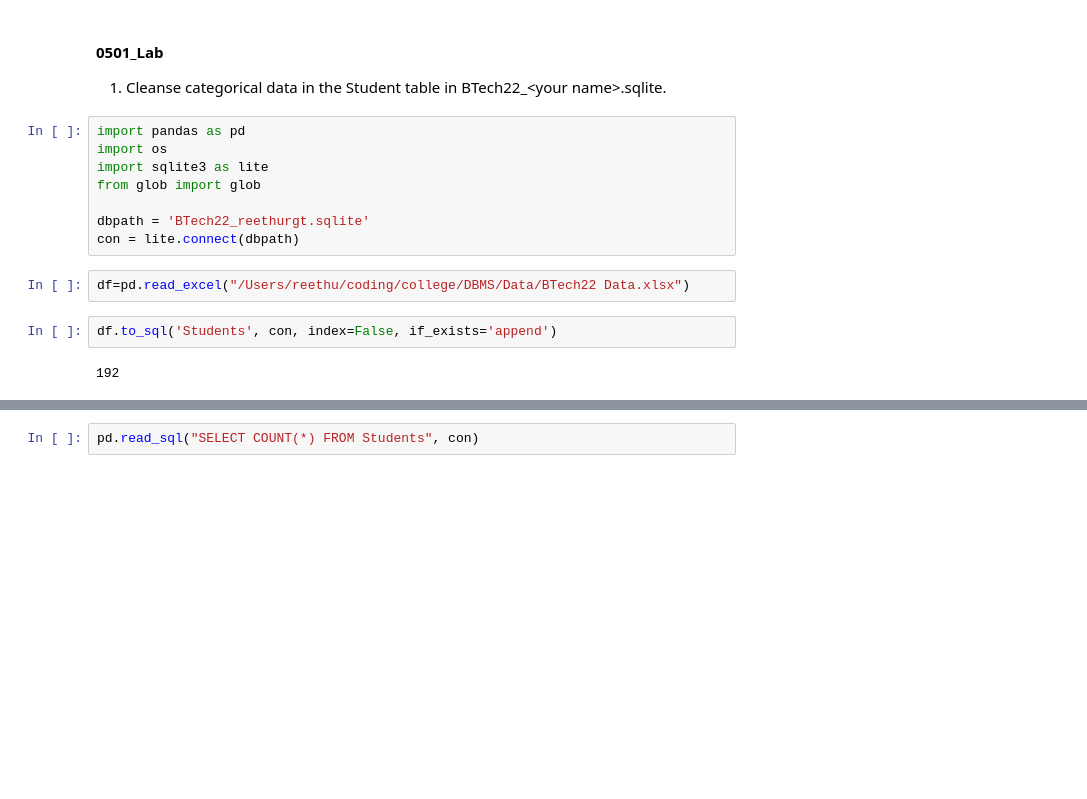
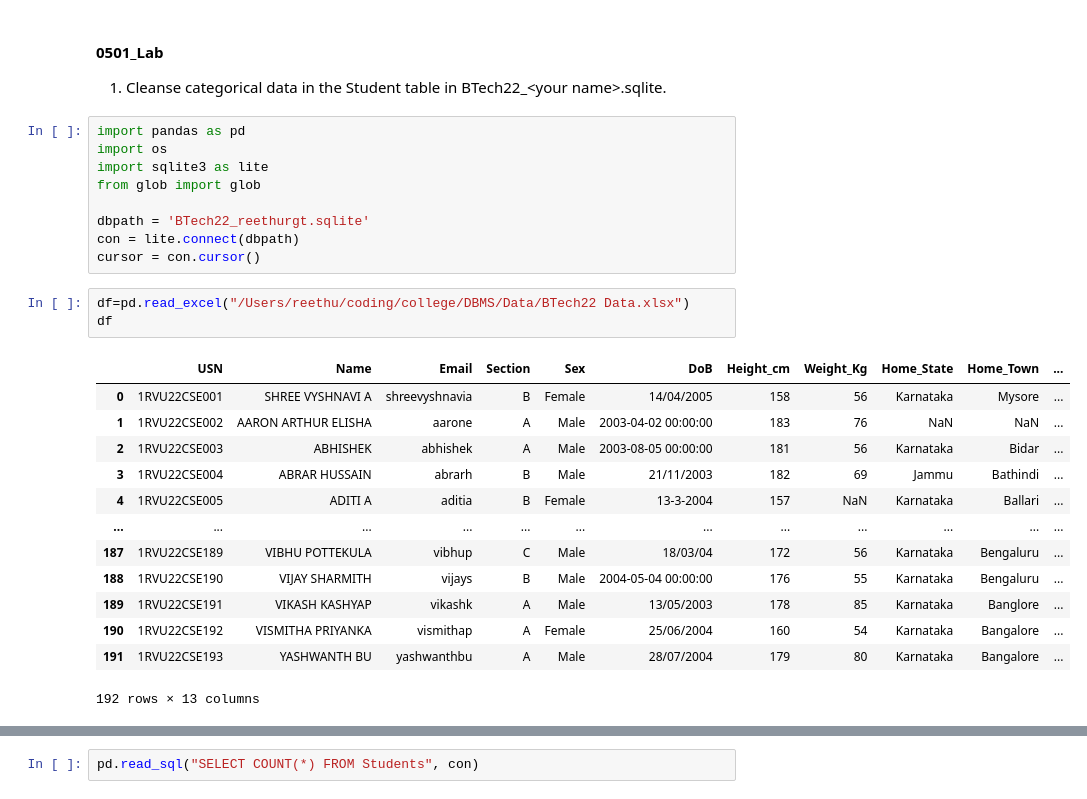
Before and after one commit to reethu039/DBMS, a Jupyter notebook: 0501_lab_reethurgt.ipynb, the cells around one changed output, grey strips where cells are left out. Saved outputs shown, nothing was run; the diff lists cells and outputs as text; blank space fills up the shorter version.

```diff
--- a/0501_lab_reethurgt.ipynb
+++ b/0501_lab_reethurgt.ipynb
@@ -9,9 +9,21 @@ from glob import glob
 
 dbpath = 'BTech22_reethurgt.sqlite'
 con = lite.connect(dbpath)
+cursor = con.cursor()
 # %%
 df=pd.read_excel("/Users/reethu/coding/college/DBMS/Data/BTech22 Data.xlsx")
+df
+# %% [output]
+|  | USN | Name | Email | Section | Sex | DoB | Height_cm | Weight_Kg | Home_State | Home_Town | ... |
+| 0 | 1RVU22CSE001 | SHREE VYSHNAVI A | shreevyshnavia | B | Female | 14/04/2005 | 158 | 56 | Karnataka | Mysore | ... |
+| 1 | 1RVU22CSE002 | AARON ARTHUR ELISHA | aarone | A | Male | 2003-04-02 00:00:00 | 183 | 76 | NaN | NaN | ... |
+| 2 | 1RVU22CSE003 | ABHISHEK | abhishek | A | Male | 2003-08-05 00:00:00 | 181 | 56 | Karnataka | Bidar | ... |
+| 3 | 1RVU22CSE004 | ABRAR HUSSAIN | abrarh | B | Male | 21/11/2003 | 182 | 69 | Jammu | Bathindi | ... |
+| 4 | 1RVU22CSE005 | ADITI A | aditia | B | Female | 13-3-2004 | 157 | NaN | Karnataka | Ballari | ... |
+| ... | ... | ... | ... | ... | ... | ... | ... | ... | ... | ... | ... |
+| 187 | 1RVU22CSE189 | VIBHU POTTEKULA | vibhup | C | Male | 18/03/04 | 172 | 56 | Karnataka | Bengaluru | ... |
+| 188 | 1RVU22CSE190 | VIJAY SHARMITH | vijays | B | Male | 2004-05-04 00:00:00 | 176 | 55 | Karnataka | Bengaluru | ... |
+| 189 | 1RVU22CSE191 | VIKASH KASHYAP | vikashk | A | Male | 13/05/2003 | 178 | 85 | Karnataka | Banglore | ... |
+| 190 | 1RVU22CSE192 | VISMITHA PRIYANKA | vismithap | A | Female | 25/06/2004 | 160 | 54 | Karnataka | Bangalore | ... |
+| 191 | 1RVU22CSE193 | YASHWANTH BU | yashwanthbu | A | Male | 28/07/2004 | 179 | 80 | Karnataka | Bangalore | ... |
+192 rows × 13 columns
-# %%
-df.to_sql('Students', con, index=False, if_exists='append')
-# %% [output]
-192
```
Also changed, not shown: parts of 5 cells of this notebook, 3 other files.
